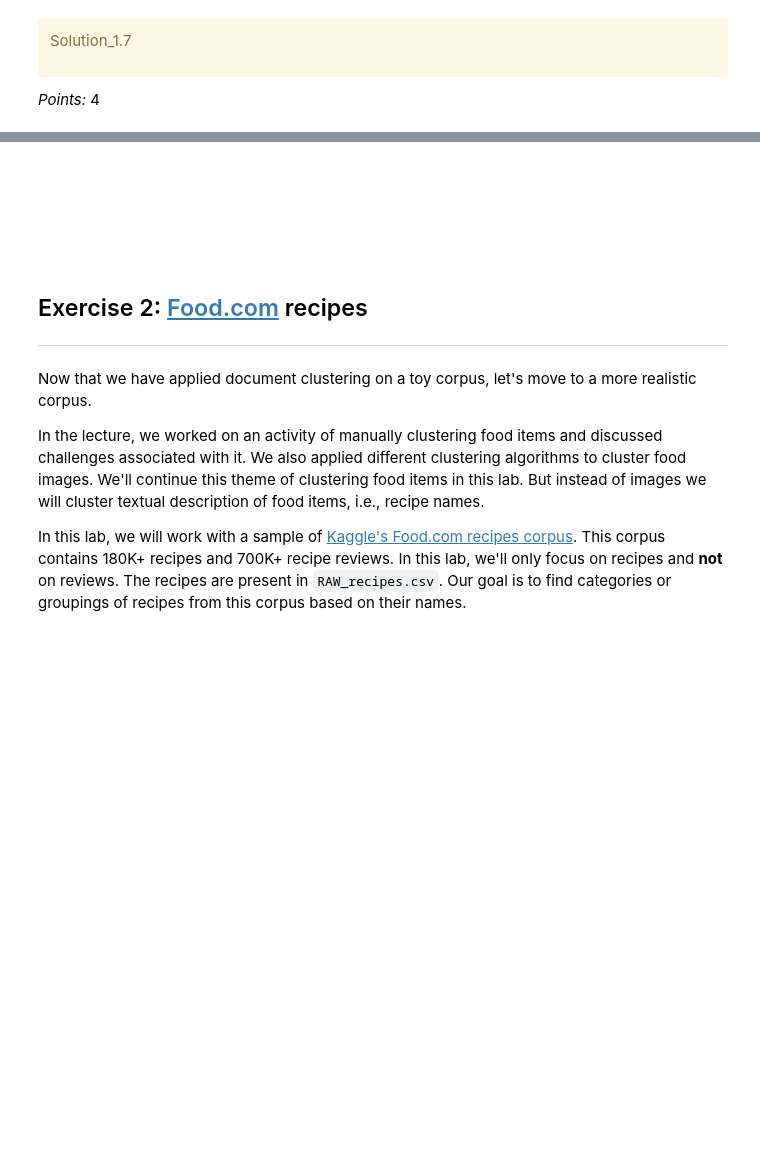
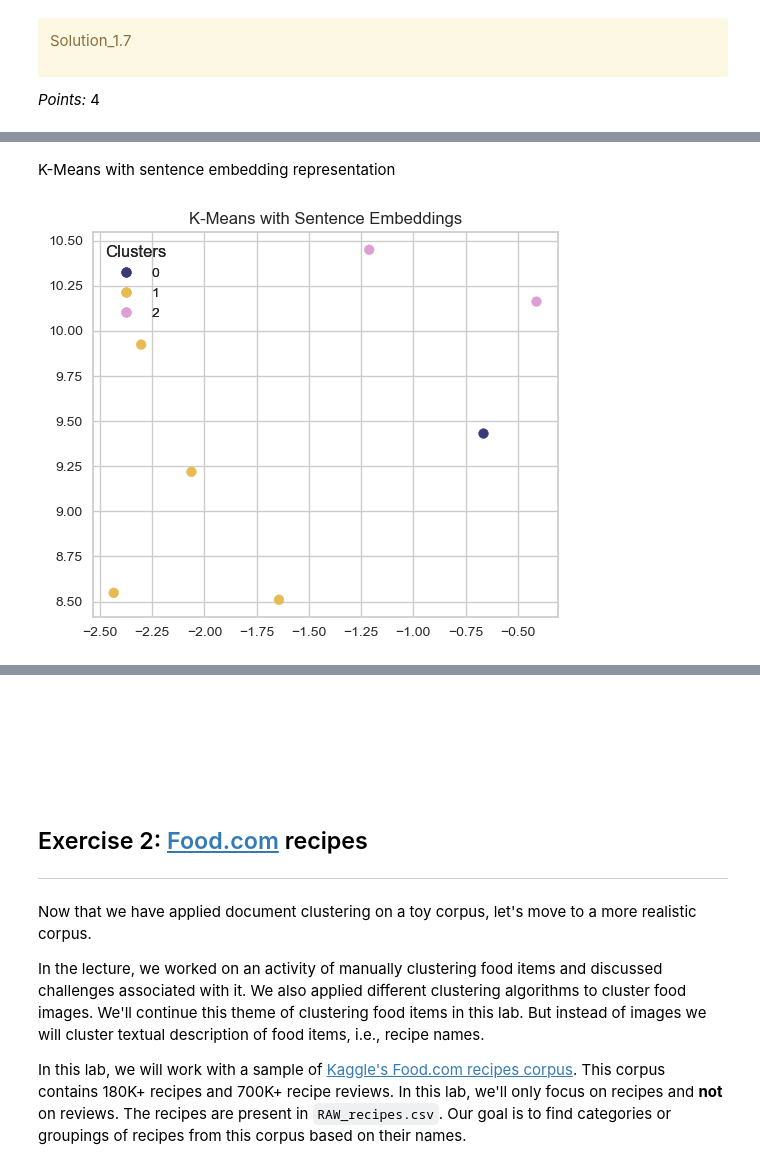
Before and after one commit to miketham24/cpsc330_hw6, a Jupyter notebook: hw6.ipynb, the cells around one changed output, grey strips where cells are left out. Drawn from its saved outputs; the diff is of its cells as text; code cells hidden in the pictures; blank space fills up the shorter version.

```diff
--- a/hw6.ipynb
+++ b/hw6.ipynb
@@ -584,0 +598,6 @@ _Points:_ 4
+# %% [markdown]
+K-Means with sentence embedding representation
+# %%
+plot_umap_clusters(emb_sent_df, wiki_df["emb_kmeans"], title="K-Means with Sentence Embeddings")
+# %% [output]
+[figure, added]
```
Also changed, not shown: parts of 19 cells of this notebook, 1 other file.
